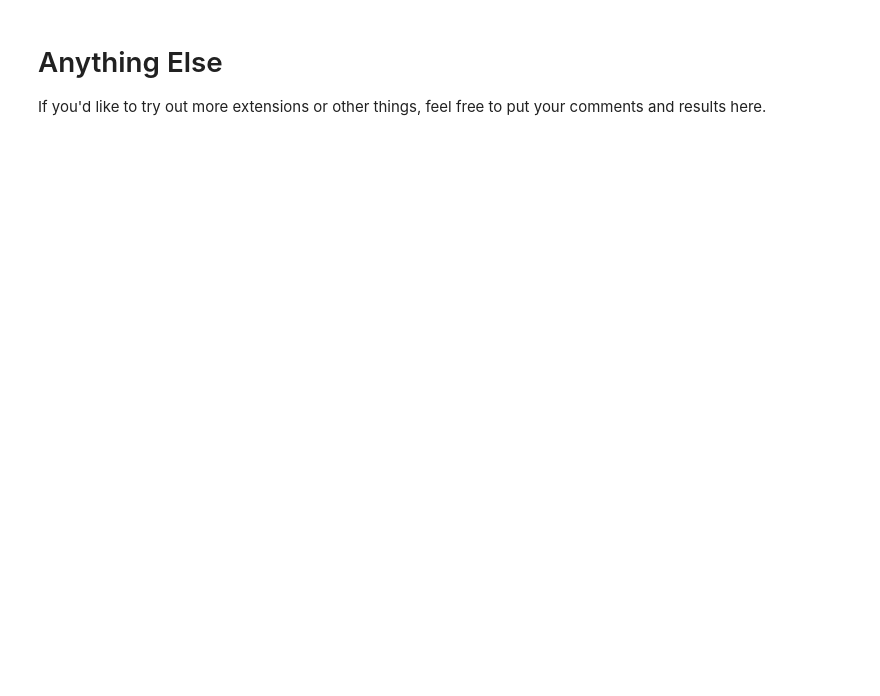
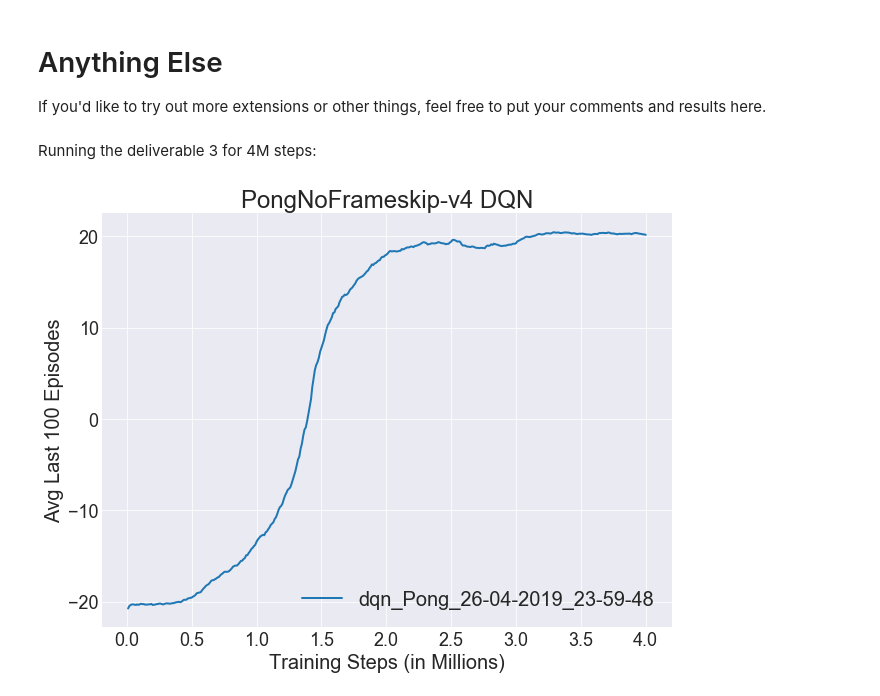
Before and after one commit to nadernamini/cs182-assignment4, a Jupyter notebook: Part02_Deep-Q-Networks.ipynb, the cells around one changed output. Saved outputs shown, nothing was run; the diff lists cells and outputs as text; code cells hidden in the pictures; blank space fills up the shorter version.

```diff
--- a/Part02_Deep-Q-Networks.ipynb
+++ b/Part02_Deep-Q-Networks.ipynb
@@ -317,3 +319,24 @@ plot(logdir='data_dqn', env='PongNoFrameskip-v4', double_q=False, trials=trials)
 # Anything Else
 
 If you'd like to try out more extensions or other things, feel free to put your comments and results here.
+# %% [markdown]
+Running the deliverable 3 for 4M steps:
+# %%
+# The usual ...
+trials = [
+    'dqn_PongNoFrameskip-v4_26-04-2019_23-59-48'
+]
+
+# DON'T CHANGE THE FOLLOWING CODE !! If you want to do more experimentation than
+# what we have here, that's fine, but do that in the cells at the end of the notebook.
+if len(trials) != 1:
+    print("WARNING! len(trials) = {}".format(len(trials)))
+    print("Please include 1 result for Pong for your final report.")
+for t in trials:
+    assert t[:4] == 'dqn_'
+    assert t[:7] != 'double-'
+    assert 'CartPole-v0' not in t
+    assert 'PongNoFrameskip-v4' in t
+plot(logdir='data_dqn', env='PongNoFrameskip-v4', double_q=False, trials=trials)
+# %% [output]
+[figure, added]
```
Also changed, not shown: parts of 1 cell of this notebook, 1 other file.
